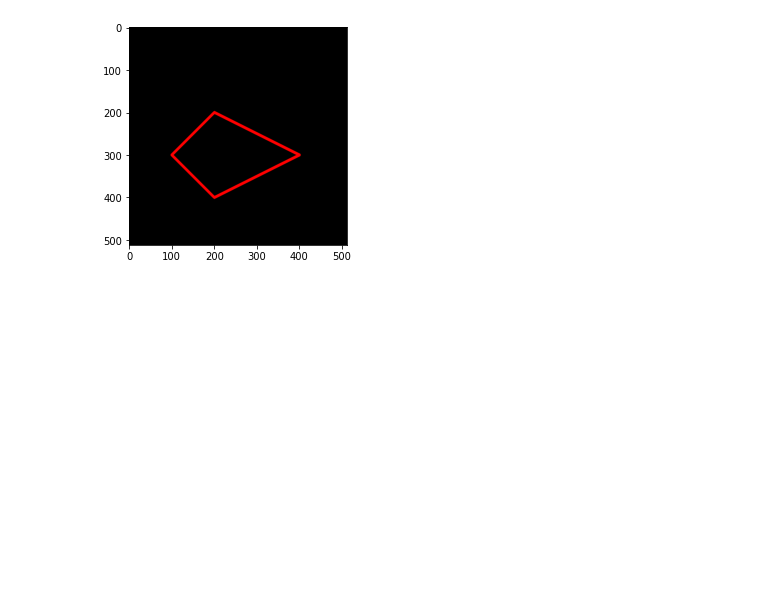
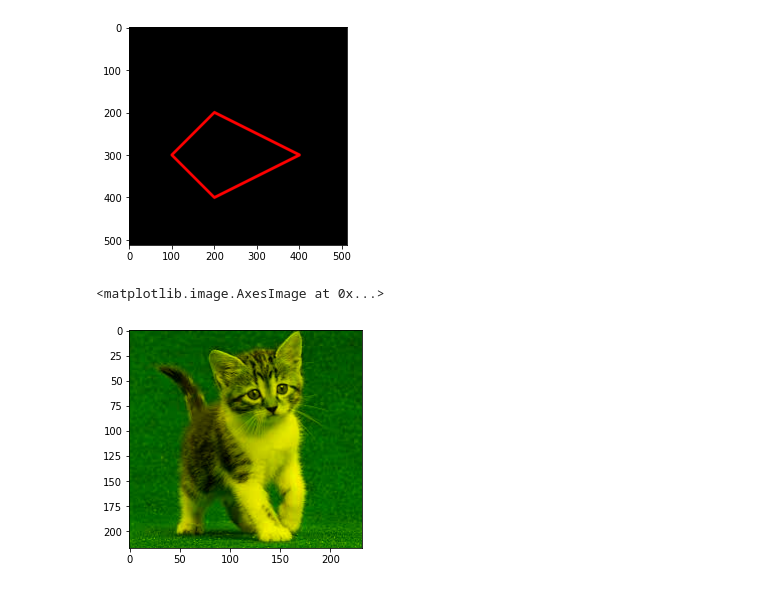
Before and after one commit to qorinda/PCVK_Genap_2021, a Jupyter notebook: Week2.ipynb, the cells around one changed output. Drawn from its saved outputs; the diff is of its cells as text; code cells hidden in the pictures; blank space fills up the shorter version.

```diff
--- a/Week2.ipynb
+++ b/Week2.ipynb
@@ -129,3 +129,11 @@ plt.imshow(black_img2)
 # %% [output]
 <matplotlib.image.AxesImage at 0x...>
 [figure]
+# %%
+#Tugas 1
+img_rg = img.copy()
+img_rg[:,:,2] = 0
+plt.imshow(img_rg)
+# %% [output]
+<matplotlib.image.AxesImage at 0x...>
+[figure, added]
```
Also changed, not shown: parts of 10 cells of this notebook.
